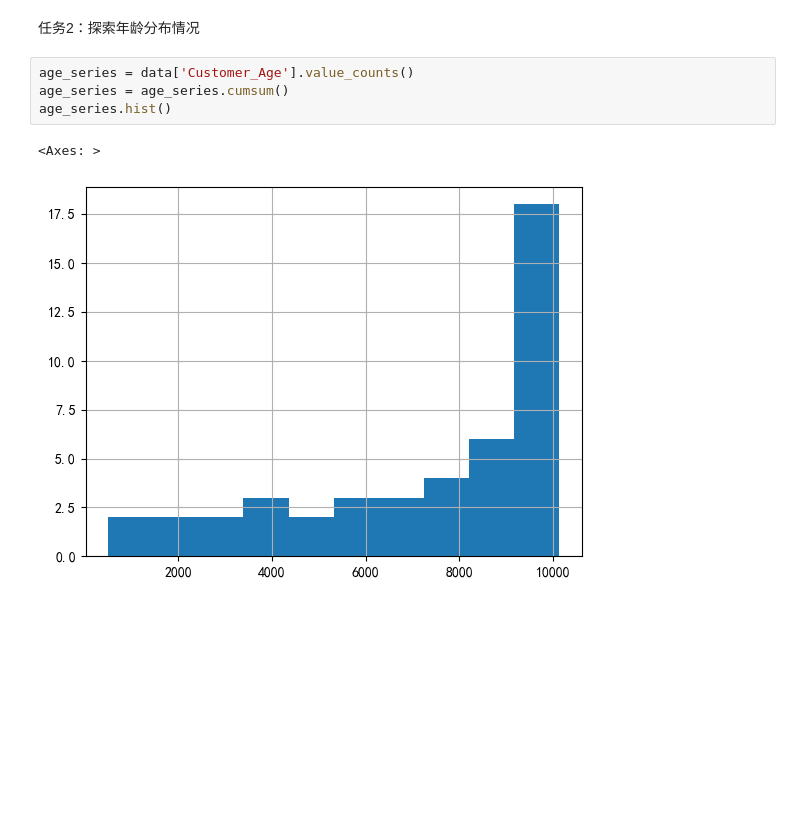
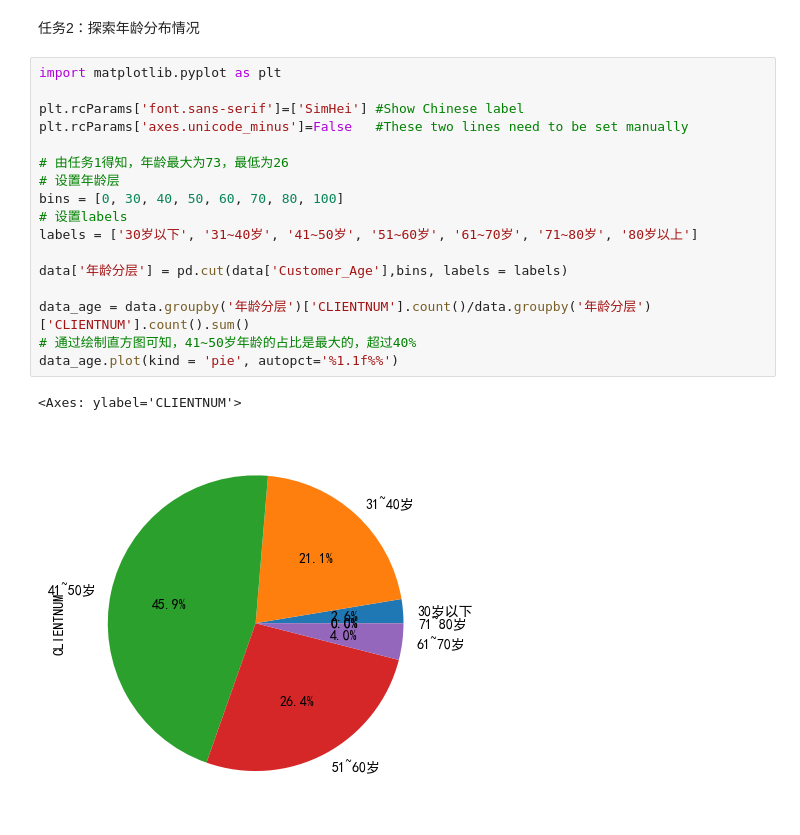
Before and after one commit to eazonshaw/python_data_analyze, a Jupyter notebook: homework.ipynb, the cells around one changed output. Saved outputs shown, nothing was run; the diff lists cells and outputs as text; blank space fills up the shorter version.

```diff
--- a/homework.ipynb
+++ b/homework.ipynb
@@ -29,9 +59,22 @@ data.isna().describe()
 # %% [markdown]
 任务2：探索年龄分布情况
-# %%
-age_series = data['Customer_Age'].value_counts()
-age_series = age_series.cumsum()
-age_series.hist()
-# %% [output]
-<Axes: >
-[figure, removed]
+# %%
+import matplotlib.pyplot as plt
+
+plt.rcParams['font.sans-serif']=['SimHei'] #Show Chinese label
+plt.rcParams['axes.unicode_minus']=False   #These two lines need to be set manually
+
+# 由任务1得知，年龄最大为73，最低为26
+# 设置年龄层
+bins = [0, 30, 40, 50, 60, 70, 80, 100]
+# 设置labels
+labels = ['30岁以下', '31~40岁', '41~50岁', '51~60岁', '61~70岁', '71~80岁', '80岁以上']
+
+data['年龄分层'] = pd.cut(data['Customer_Age'],bins, labels = labels)
+
+data_age = data.groupby('年龄分层')['CLIENTNUM'].count()/data.groupby('年龄分层')['CLIENTNUM'].count().sum()
+# 通过绘制直方图可知，41~50岁年龄的占比是最大的，超过40%
+data_age.plot(kind = 'pie', autopct='%1.1f%%')
+# %% [output]
+<Axes: ylabel='CLIENTNUM'>
+[figure, added]
```
Also changed, not shown: parts of 10 cells of this notebook.
